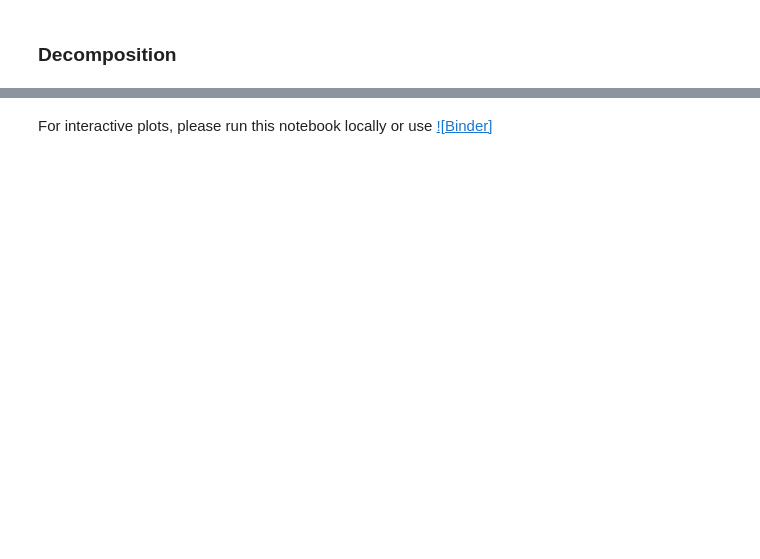
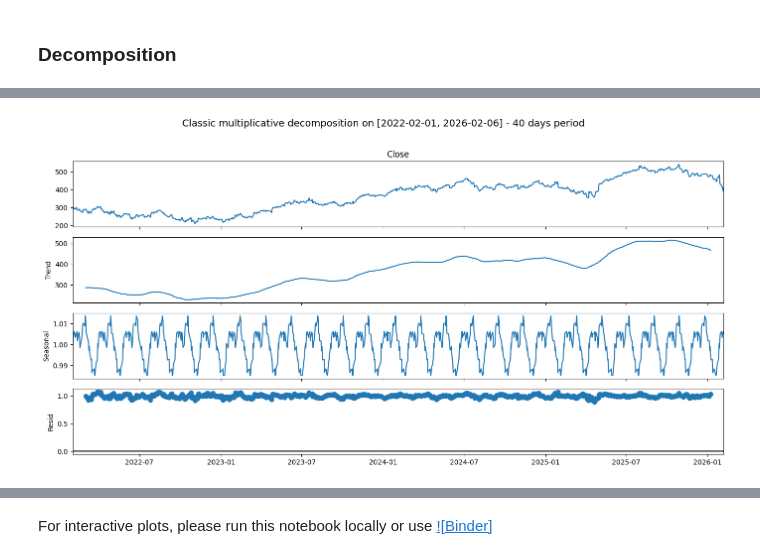
Before and after one commit to shashankgarewal/Time-Series-Analysis-Forecasting, a Jupyter notebook: notebooks/02_eda_analysis.ipynb, the cells around one changed output, grey strips where cells are left out. Saved outputs shown, nothing was run; the diff lists cells and outputs as text; code cells hidden in the pictures; blank space fills up the shorter version.

```diff
--- a/notebooks/02_eda_analysis.ipynb
+++ b/notebooks/02_eda_analysis.ipynb
@@ -174 +191,5 @@ plt.show()
+# %%
+plot_classic_decomp(df['Close'][-1008:], model='multiplicative', period=40);
+# %% [output]
+[figure, added]
 # %%
```
Also changed, not shown: parts of 26 cells of this notebook.
